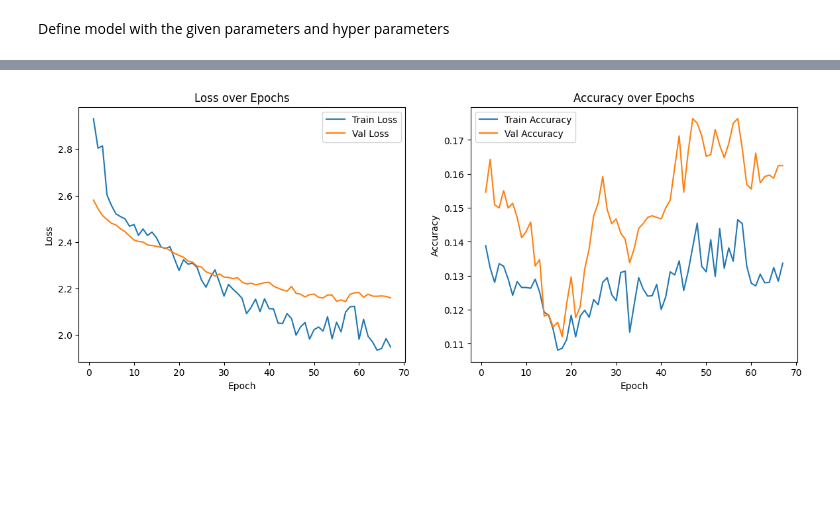
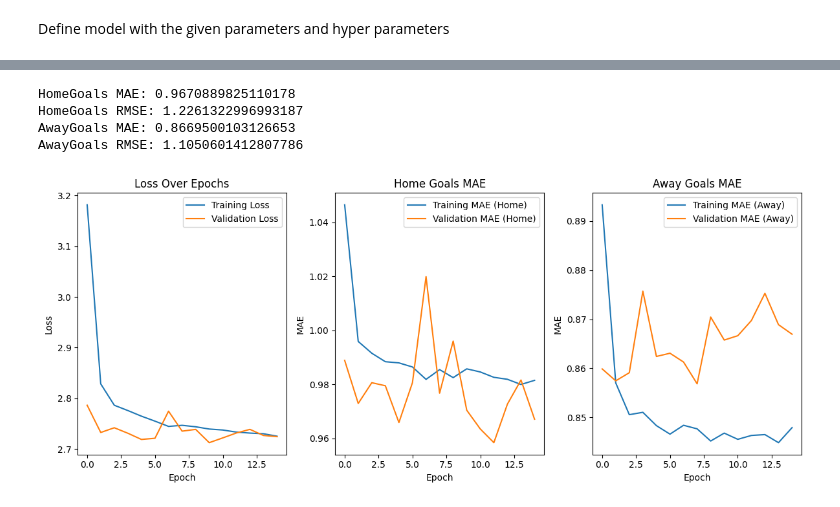
Before and after one commit to Mandchouno/PL-prediction, a Jupyter notebook: PL-Classifier/FFNN_results_pred.ipynb, the cells around one changed output, grey strips where cells are left out. Saved outputs shown, nothing was run; the diff lists cells and outputs as text; code cells hidden in the pictures; blank space fills up the shorter version.

Commit message:
prediction of both home goals and away goals with a relative good performance

```diff
--- a/PL-Classifier/FFNN_results_pred.ipynb
+++ b/PL-Classifier/FFNN_results_pred.ipynb
@@ -81,25 +71,18 @@ df = df_matches.copy()
 Features are selected and we select Full time result as target value
 # %%
 feature_cols = [
-    'AwayGoals','StandingDiff', 'HomeWins', 'AwayWins',
+    'StandingDiff', 'HomeWins', 'AwayWins',
     'AvgHomeGoals', 'AvgAwayGoals', 'AvgHomeGoalsConceded', 'AvgAwayGoalsConceded'
 ]
-# feature_cols = [
-#     'AwayGoals','StandingDiff', 'HomeWins', 'AwayWins', 'HomeDraws', 'AwayDraws',
-#     'AvgHomeGoals', 'AvgAwayGoals', 'AvgHomeShots', 'AvgAwayShots',
-#     'AvgHomeShotsOnTarget', 'AvgAwayShotsOnTarget', 'AvgHomeCorners',
-#     'AvgAwayCorners', 'AvgHomeGoalsConceded', 'AvgAwayGoalsConceded',
-#     'AvgHomeShotsConceded', 'AvgAwayShotsConceded'
-# ]
 
 X = df[feature_cols].values
-y = df['HomeGoals'].values
-#y = df['FTR_encoded'].values
+y_home = df['HomeGoals'].values
+y_away = df['AwayGoals'].values
 # %% [markdown]
 Stratify data to split 80% into training set
 # %%
-X_train, X_test, y_train, y_test = train_test_split(
-    X, y, test_size=0.20, random_state=42, stratify=y
+X_train, X_test, y_home_train, y_home_test, y_away_train, y_away_test = train_test_split(
+    X, y_home, y_away, test_size=0.2, random_state=42
 )
 # can use a season-wise split
 
@@ -238,30 +223,47 @@ Epoch 67/100
+# %%
+print("HomeGoals MAE:", mean_absolute_error(y_home_test, home_pred))
+print("HomeGoals RMSE:", np.sqrt(mean_squared_error(y_home_test, home_pred)))
+
+# AwayGoals evaluation
+print("AwayGoals MAE:", mean_absolute_error(y_away_test, away_pred))
+print("AwayGoals RMSE:", np.sqrt(mean_squared_error(y_away_test, away_pred)))
+# %% [output]
+HomeGoals MAE: 0.9670889825110178
+HomeGoals RMSE: 1.2261322996993187
+AwayGoals MAE: 0.8669500103126653
+AwayGoals RMSE: 1.1050601412807786
 # %%
-def plot_training_history(history):
-    hist = history.history
-    epochs_range = range(1, len(hist['loss']) + 1)
+# Plot training & validation loss
+plt.figure(figsize=(12, 5))
 
-    plt.figure(figsize=(14, 5))
+# Loss plot
+plt.subplot(1, 3, 1)
+plt.plot(history.history['loss'], label='Training Loss')
+plt.plot(history.history['val_loss'], label='Validation Loss')
+plt.title('Loss Over Epochs')
+plt.xlabel('Epoch')
+plt.ylabel('Loss')
+plt.legend()
 
-    # Plot Loss
-    plt.subplot(1, 2, 1)
-    plt.plot(epochs_range, hist['loss'], label='Train Loss')
-    plt.plot(epochs_range, hist['val_loss'], label='Val Loss')
-    plt.title('Loss over Epochs')
-    plt.xlabel('Epoch')
-    plt.ylabel('Loss')
-    plt.legend()
 
-    # Plot Accuracy
-    plt.subplot(1, 2, 2)
-    plt.plot(epochs_range, hist['accuracy'], label='Train Accuracy')
-    plt.plot(epochs_range, hist['val_accuracy'], label='Val Accuracy')
-    plt.title('Accuracy over Epochs')
-    plt.xlabel('Epoch')
-    plt.ylabel('Accuracy')
-    plt.legend()
+# Plot MAE
+plt.subplot(1, 3, 2)
+plt.plot(history.history['home_goals_mae'], label='Training MAE (Home)')
+plt.plot(history.history['val_home_goals_mae'], label='Validation MAE (Home)')
+plt.title('Home Goals MAE')
+plt.xlabel('Epoch')
+plt.ylabel('MAE')
+plt.legend()
 
-    plt.show()
+plt.subplot(1, 3, 3)
+plt.plot(history.history['away_goals_mae'], label='Training MAE (Away)')
+plt.plot(history.history['val_away_goals_mae'], label='Validation MAE (Away)')
+plt.title('Away Goals MAE')
+plt.xlabel('Epoch')
+plt.ylabel('MAE')
+plt.legend()
 
-plot_training_history(history)
+plt.tight_layout()
+plt.show()
 # %% [output]
-[figure, old version]
+[figure, new version]
```
Also changed, not shown: parts of 16 cells of this notebook.
